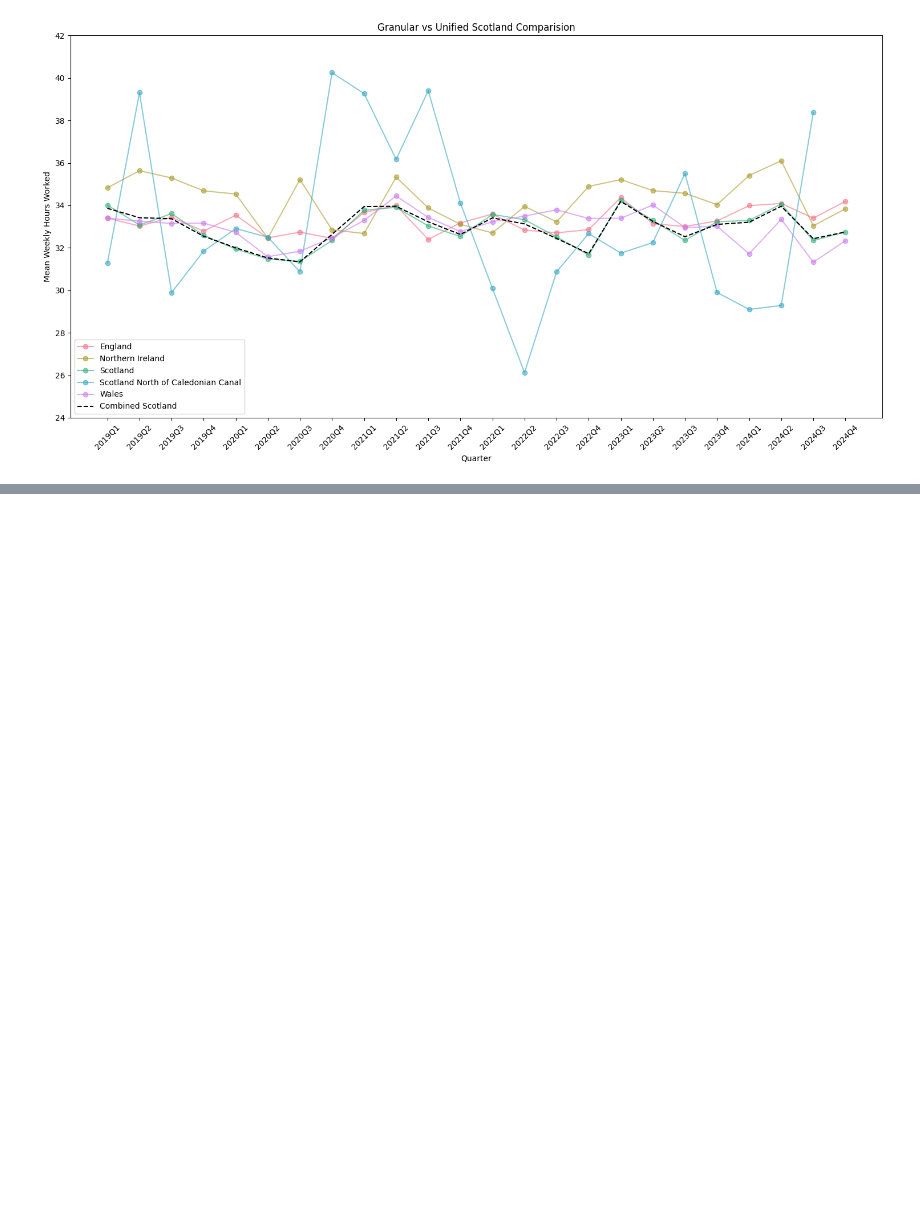
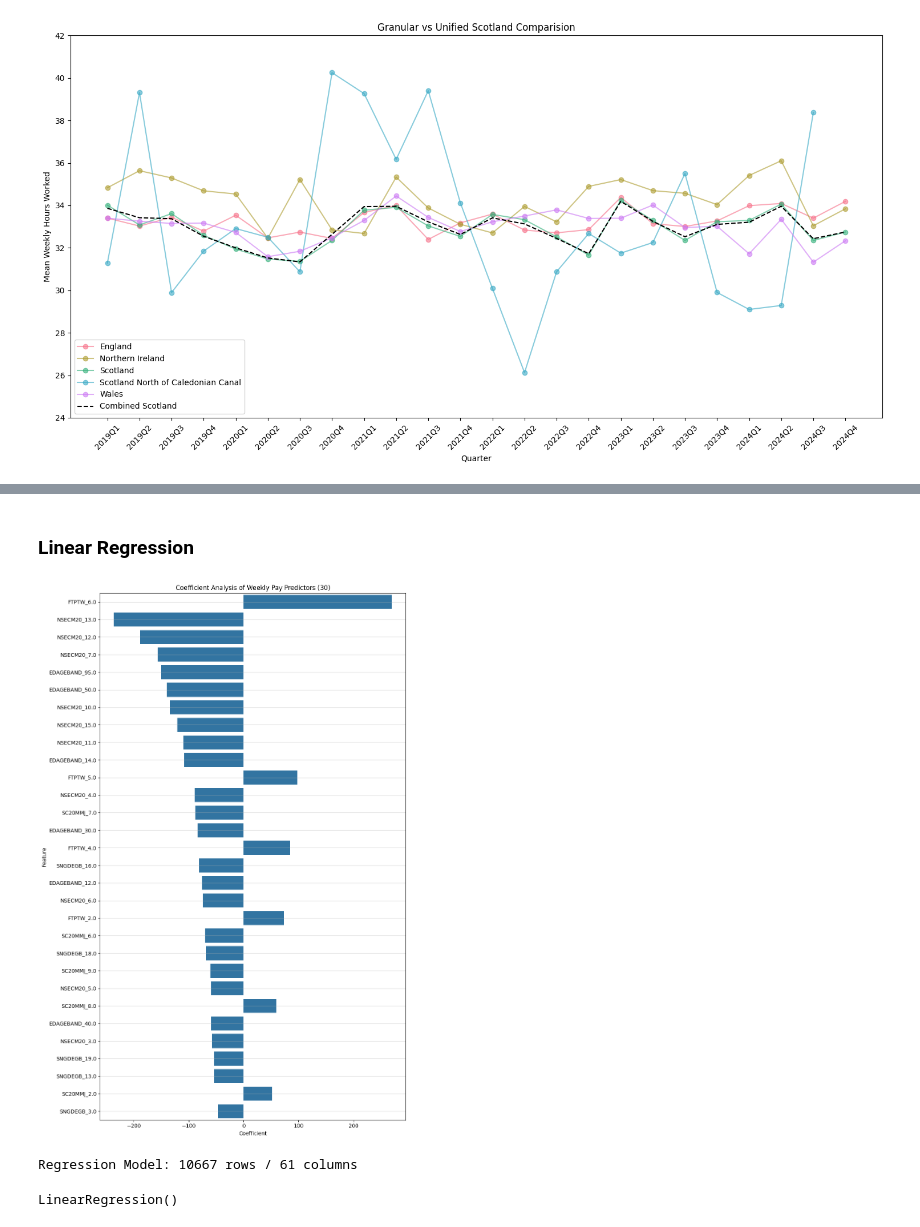
Before and after one commit to corey-richardson/comp3008-cw2, a Jupyter notebook: notebook.ipynb, the cells around one changed output, grey strips where cells are left out. Drawn from its saved outputs; the diff is of its cells as text; code cells hidden in the pictures; blank space fills up the shorter version.

Commit message:
Linear Regressor

```diff
--- a/notebook.ipynb
+++ b/notebook.ipynb
@@ -351,0 +364,47 @@ plt.show()
+# %% [markdown]
+### Linear Regression
+# %%
+wide_features = ["GRSSWK", "AAGE", "ACTHR", "EDAGEBAND", "FTPTW", "HIQUL22D", "NSECM20", "POTHR", "PUBLICR", "TOTAC2", "SC20MMJ", "SEX", "SNGDEGB" ]
+
+df_wide = df_combined[wide_features].dropna()
+df_wide = pd.get_dummies(df_wide, columns=["EDAGEBAND", "FTPTW", "HIQUL22D", "NSECM20", "PUBLICR", "SC20MMJ", "SEX", "SNGDEGB"], drop_first=True)
+# Feature (X)
+# Target  (y)
+X_wide = df_wide.drop("GRSSWK", axis=1)
+y_wide = df_wide["GRSSWK"]
+
+X_train, X_test, y_train, y_test = train_test_split(X_wide, y_wide, test_size=0.2, random_state=42)
+
+regressor = LinearRegression()
+regressor.fit(X_train, y_train)
+
+coefficients = pd.DataFrame({
+    "Feature": X_wide.columns,
+    "Coefficient": regressor.coef_
+})
+
+coefficients["Abs_Impact"] = coefficients["Coefficient"].abs()
+coefficients = coefficients.sort_values(by="Abs_Impact", ascending=False).head(30)
+
+plt.figure(figsize=(10, 15))
+
+sns.barplot(data=coefficients, x="Coefficient", y="Feature")
+
+plt.title("Coefficient Analysis of Weekly Pay Predictors (30)")
+
+plt.grid(True, axis="y", alpha=0.5)
+plt.tight_layout()
+
+plt.savefig("graphs/coefficient_analysis.png", dpi=300)
+plt.show()
+# %% [output]
+[figure, added]
+# %%
+model_columns = ["GRSSWK", "AAGE", "ACTHR", "EDAGEBAND", "FTPTW", "HIQUL22D", "NSECM20", "POTHR", "PUBLICR", "SC20MMJ", "SEX", "SNGDEGB" ]
+
+df_model = df_combined[model_columns].dropna() # drop where pay is missing
+df_model = pd.get_dummies(df_model, columns=["EDAGEBAND", "FTPTW", "HIQUL22D", "NSECM20", "PUBLICR", "SC20MMJ", "SEX", "SNGDEGB"], drop_first=True)
+
+print(f"Regression Model: { len(df_model) } rows / { len(df_model.columns) } columns")
+# %% [output]
+Regression Model: 10667 rows / 61 columns
@@ -351,0 +419,5 @@ plt.show()
+# %%
+regressor = LinearRegression()
+regressor.fit(X_train, y_train)
+# %% [output]
+LinearRegression()
```
Also changed, not shown: parts of 7 cells of this notebook, 2 other files.
